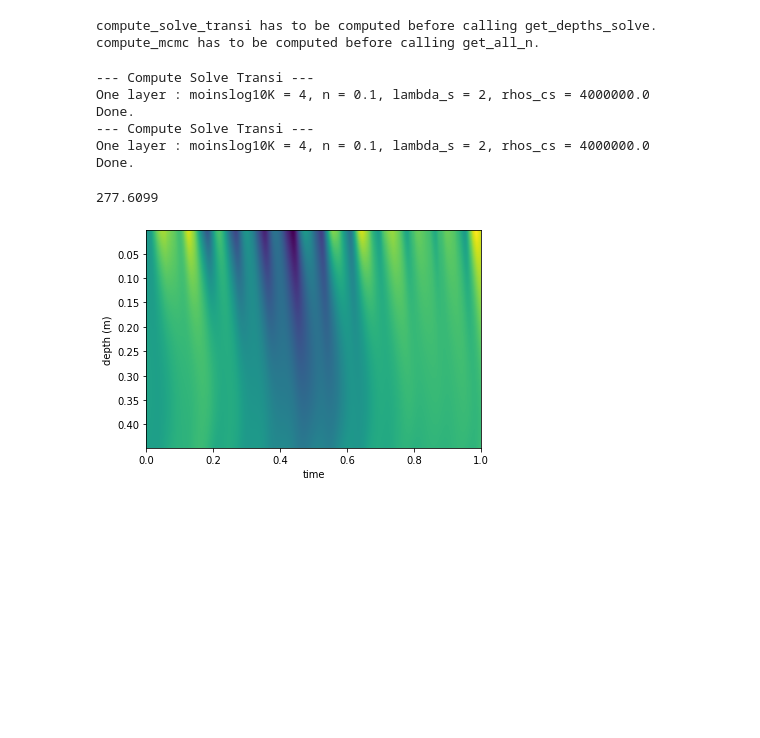
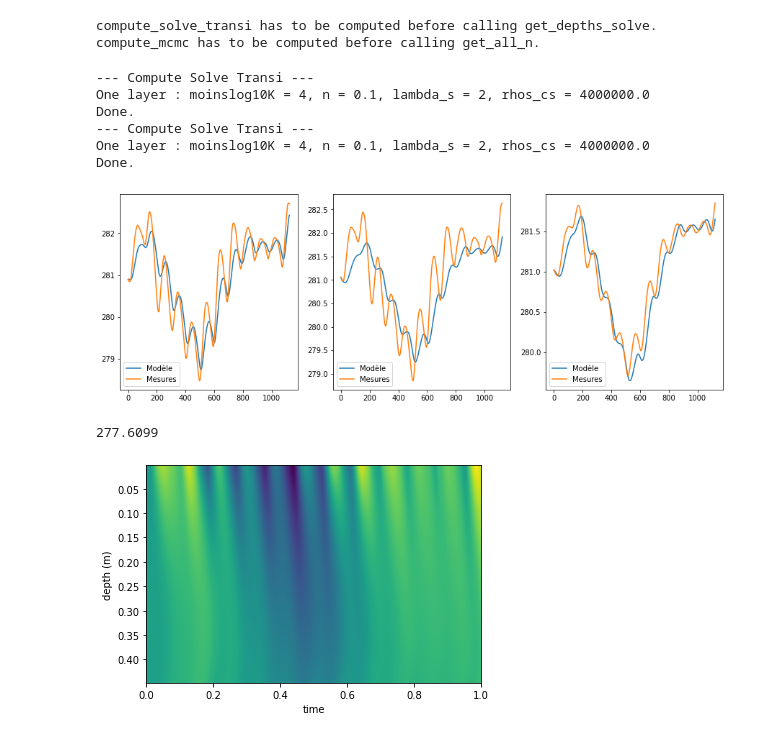
Before and after one commit to ameliemelorene/pyheatmy2022, a Jupyter notebook: demo_pt2022_validation.ipynb, the cells around one changed output. Cells and saved outputs as stored; diff of their text form; code cells hidden in the pictures; blank space fills up the shorter version.

```diff
--- a/demo_pt2022_validation.ipynb
+++ b/demo_pt2022_validation.ipynb
@@ -138,6 +138,16 @@ Done.
 --- Compute Solve Transi ---
 One layer : moinslog10K = 4, n = 0.1, lambda_s = 2, rhos_cs = 4000000.0
 Done.
+# %%
+fig, axes = plt.subplots(1,3, figsize=(15,5))
+
+for i, id in enumerate(col.get_id_sensors()):
+    axes[i].plot(col.get_temps_solve()[id,::], label="Modèle")
+    axes[i].plot(col._T_measures[::,i], label="Mesures")
+
+    axes[i].legend()
+# %% [output]
+[figure, added]
 # %%
 #Tout est stocké dans la class col pour ne pas avoir à le stocker hors de la class
 fig, ax = plt.subplots(facecolor = 'w')
```
Also changed, not shown: parts of 4 cells of this notebook.
